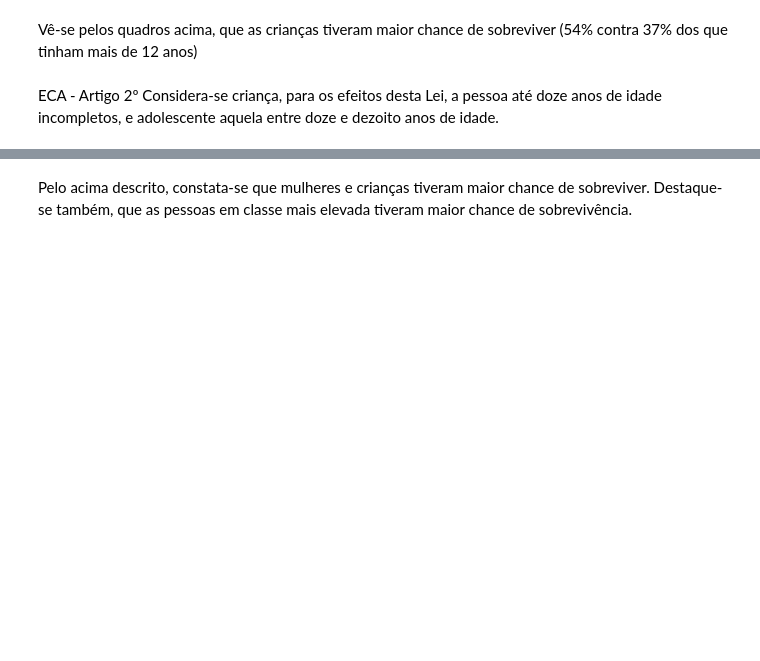
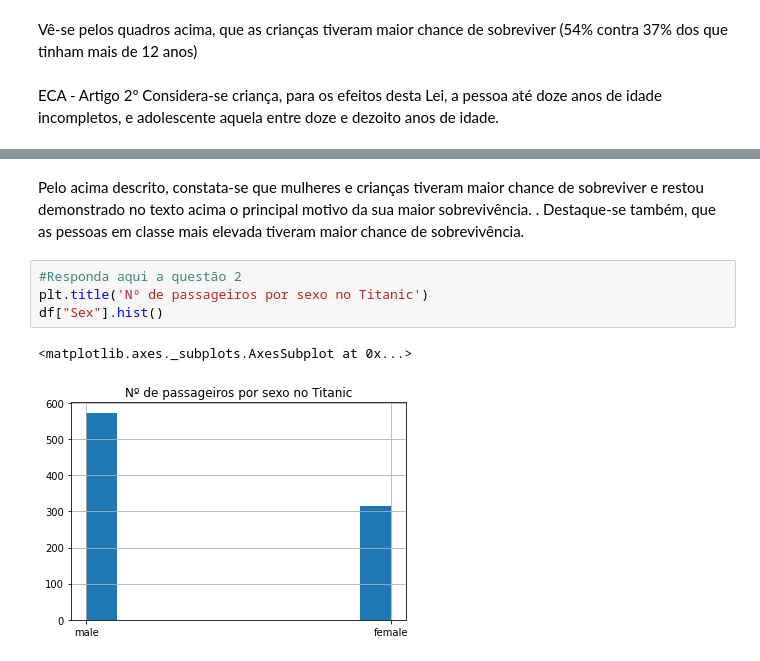
Before and after one commit to pcpiscator/Ciencia-de-dados, a Jupyter notebook: S4_Tarefa.ipynb, the cells around one changed output, grey strips where cells are left out. Drawn from its saved outputs; the diff is of its cells as text; blank space fills up the shorter version.

```diff
--- a/S4_Tarefa.ipynb
+++ b/S4_Tarefa.ipynb
@@ -89,2 +158,10 @@ Considera-se criança, para os efeitos desta Lei, a pessoa até doze anos de ida
 # %% [markdown]
-Pelo acima descrito, constata-se que mulheres e crianças tiveram maior chance de sobreviver. Destaque-se também, que as pessoas em classe mais elevada tiveram maior chance de sobrevivência.
+Pelo acima descrito, constata-se que mulheres e crianças tiveram maior chance de sobreviver e restou demonstrado no texto acima o  principal motivo da sua maior sobrevivência.
+. Destaque-se também, que as pessoas em classe mais elevada tiveram maior chance de sobrevivência.
+# %%
+#Responda aqui a questão 2
+plt.title('Nº de passageiros por sexo no Titanic')
+df["Sex"].hist()
+# %% [output]
+<matplotlib.axes._subplots.AxesSubplot at 0x...>
+[figure, added]
```
Also changed, not shown: parts of 12 cells of this notebook.
